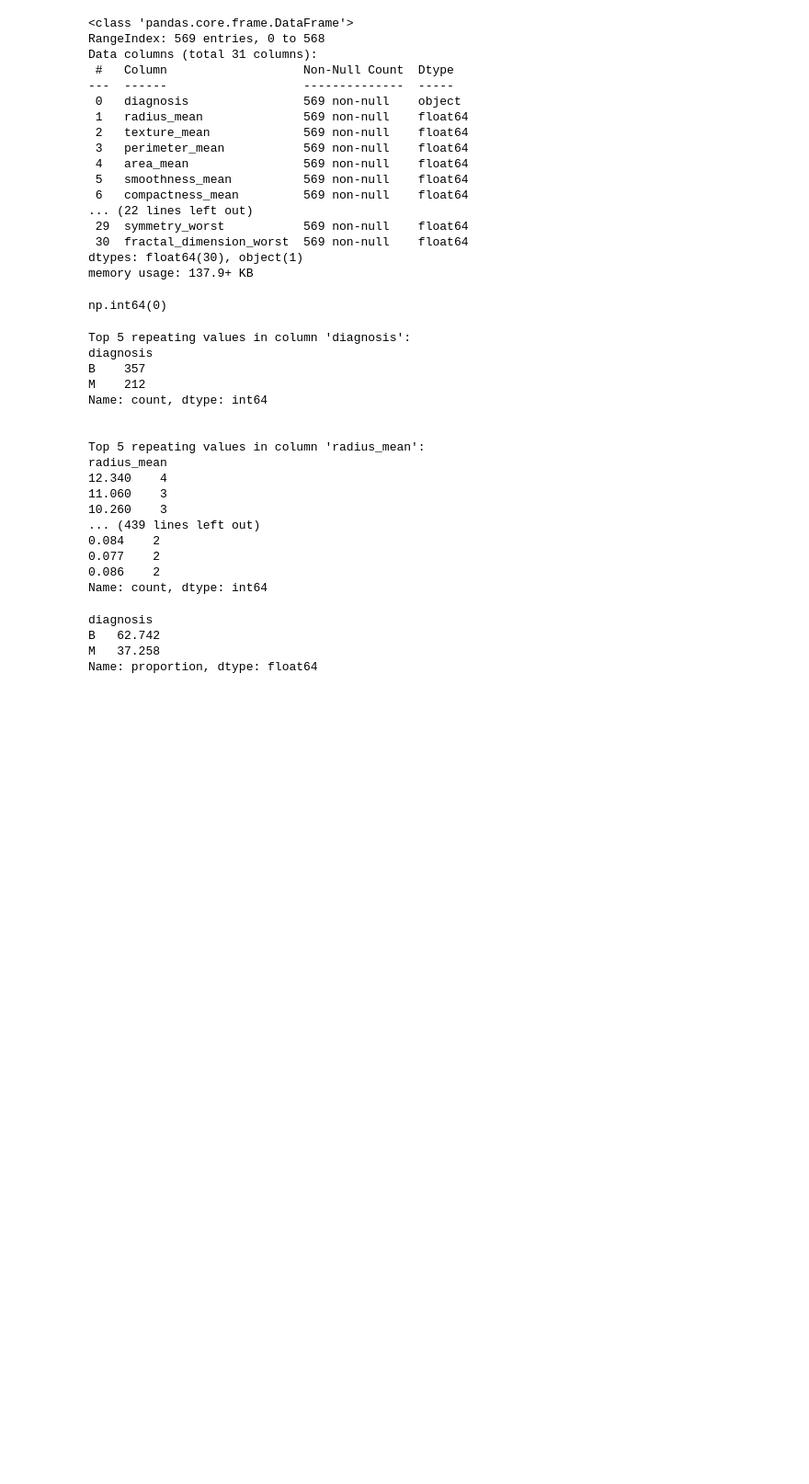
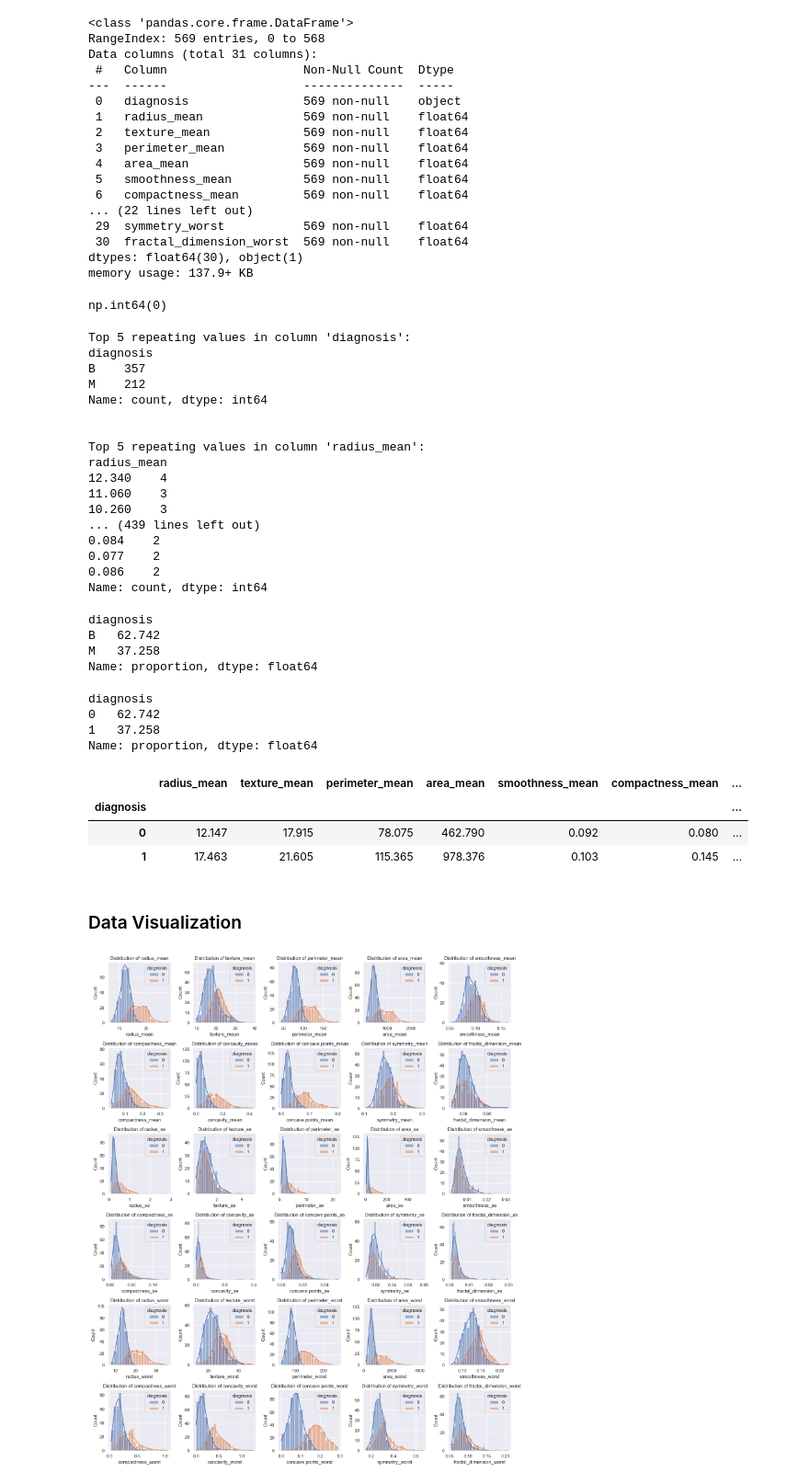
Before and after one commit to Dilshan7704/Breast-Cancer-Diagnosis-Analysis, a Jupyter notebook: Breast_cancer_anlaysis.ipynb, the cells around one changed output. Shown at 92% size. Saved outputs shown, nothing was run; the diff lists cells and outputs as text; code cells hidden in the pictures; blank space fills up the shorter version.

Commit message:
Data Visualization
Data Visualization end

```diff
--- a/Breast_cancer_anlaysis.ipynb
+++ b/Breast_cancer_anlaysis.ipynb
@@ -135,3 +135,33 @@ Name: proportion, dtype: float64
 # %%
 # map the target variable to binary values
 df['diagnosis'] = df['diagnosis'].map({'M': 1, 'B': 0})
+# %%
+# class distribution after mapping
+df['diagnosis'].value_counts(normalize=True)*100
+# %% [output]
+diagnosis
+0   62.742
+1   37.258
+Name: proportion, dtype: float64
+# %%
+# grouping
+df.groupby('diagnosis').mean()
+# %% [output]
+|  | radius_mean | texture_mean | perimeter_mean | area_mean | smoothness_mean | compactness_mean | ... |
+| diagnosis |  |  |  |  |  |  | ... |
+| 0 | 12.147 | 17.915 | 78.075 | 462.790 | 0.092 | 0.080 | ... |
+| 1 | 17.463 | 21.605 | 115.365 | 978.376 | 0.103 | 0.145 | ... |
+# %% [markdown]
+### Data Visualization
+# %%
+# histo plots for  distribution of features
+fig ,axes = plt.subplots(6, 5, figsize=(15, 18))
+axes = axes.flatten()
+
+for i, col in enumerate(df.columns[1:]):
+    sns.histplot(data=df, x=col, hue='diagnosis', ax=axes[i], kde=True)
+    axes[i].set_title(f'Distribution of {col}')
+plt.tight_layout()
+plt.show()
+# %% [output]
+[figure, added]
```
Also changed, not shown: parts of 5 cells of this notebook.
